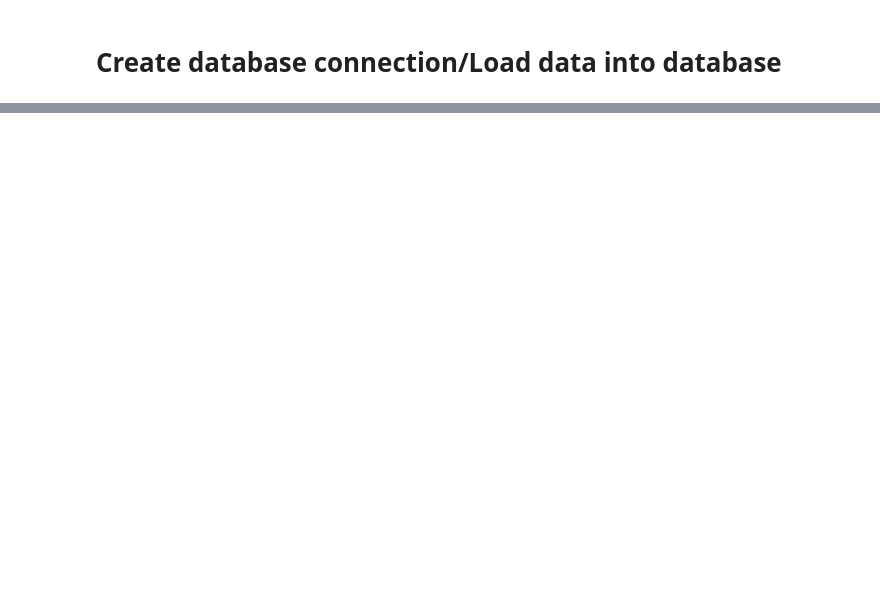
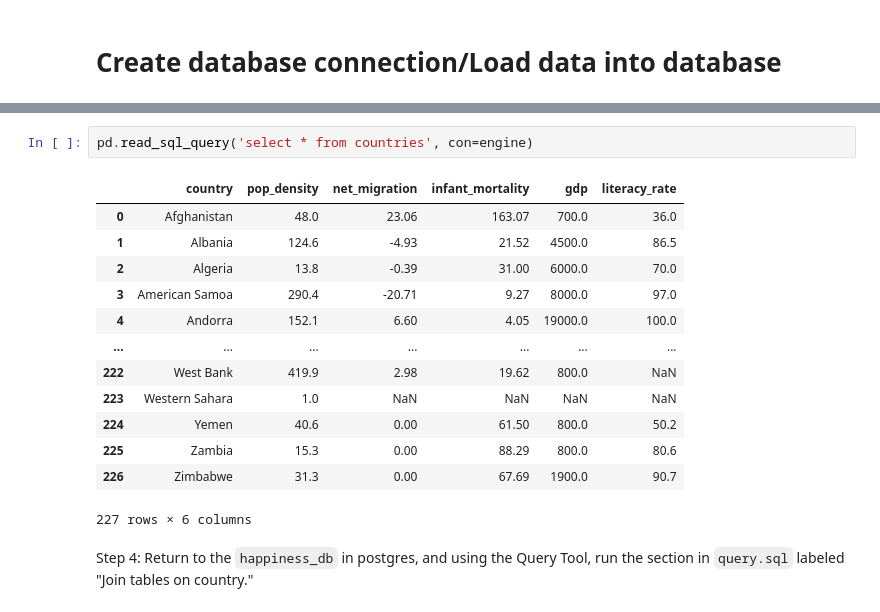
Before and after one commit to arhunt/world-happiness-etl, a Jupyter notebook: ETL.ipynb, the cells around one changed output, grey strips where cells are left out. Saved outputs shown, nothing was run; the diff lists cells and outputs as text; blank space fills up the shorter version.

```diff
--- a/ETL.ipynb
+++ b/ETL.ipynb
@@ -70,0 +176,18 @@ country_transformed.to_sql(name='country', con=engine, if_exists='append', index
+# %%
+pd.read_sql_query('select * from countries', con=engine)
+# %% [output]
+|  | country | pop_density | net_migration | infant_mortality | gdp | literacy_rate |
+| 0 | Afghanistan | 48.0 | 23.06 | 163.07 | 700.0 | 36.0 |
+| 1 | Albania | 124.6 | -4.93 | 21.52 | 4500.0 | 86.5 |
+| 2 | Algeria | 13.8 | -0.39 | 31.00 | 6000.0 | 70.0 |
+| 3 | American Samoa | 290.4 | -20.71 | 9.27 | 8000.0 | 97.0 |
+| 4 | Andorra | 152.1 | 6.60 | 4.05 | 19000.0 | 100.0 |
+| ... | ... | ... | ... | ... | ... | ... |
+| 222 | West Bank | 419.9 | 2.98 | 19.62 | 800.0 | NaN |
+| 223 | Western Sahara | 1.0 | NaN | NaN | NaN | NaN |
+| 224 | Yemen | 40.6 | 0.00 | 61.50 | 800.0 | 50.2 |
+| 225 | Zambia | 15.3 | 0.00 | 88.29 | 800.0 | 80.6 |
+| 226 | Zimbabwe | 31.3 | 0.00 | 67.69 | 1900.0 | 90.7 |
+227 rows × 6 columns
+# %% [markdown]
+Step 4: Return to the `happiness_db` in postgres, and using the Query Tool, run the section in `query.sql` labeled "Join tables on country."
```
Also changed, not shown: parts of 26 cells of this notebook, 2 other files.
